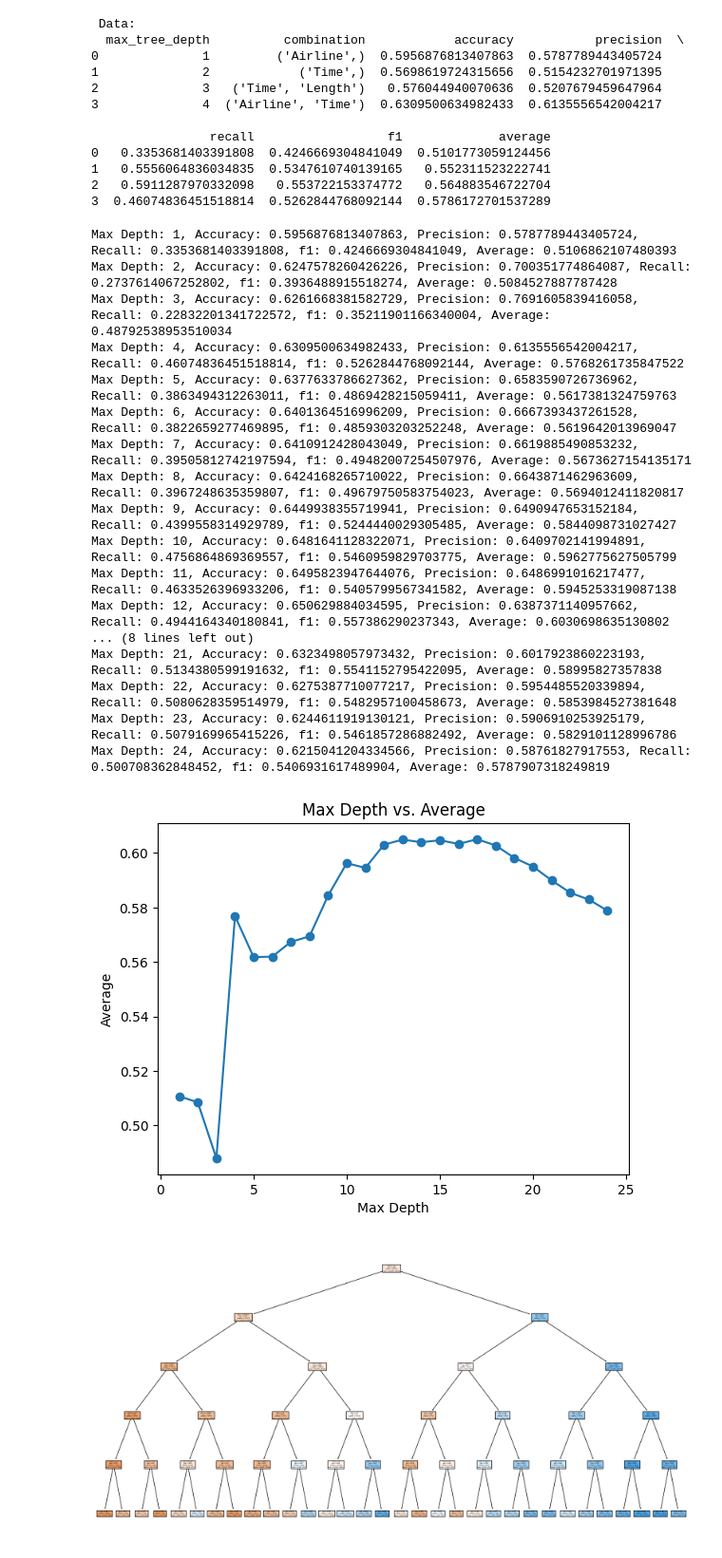
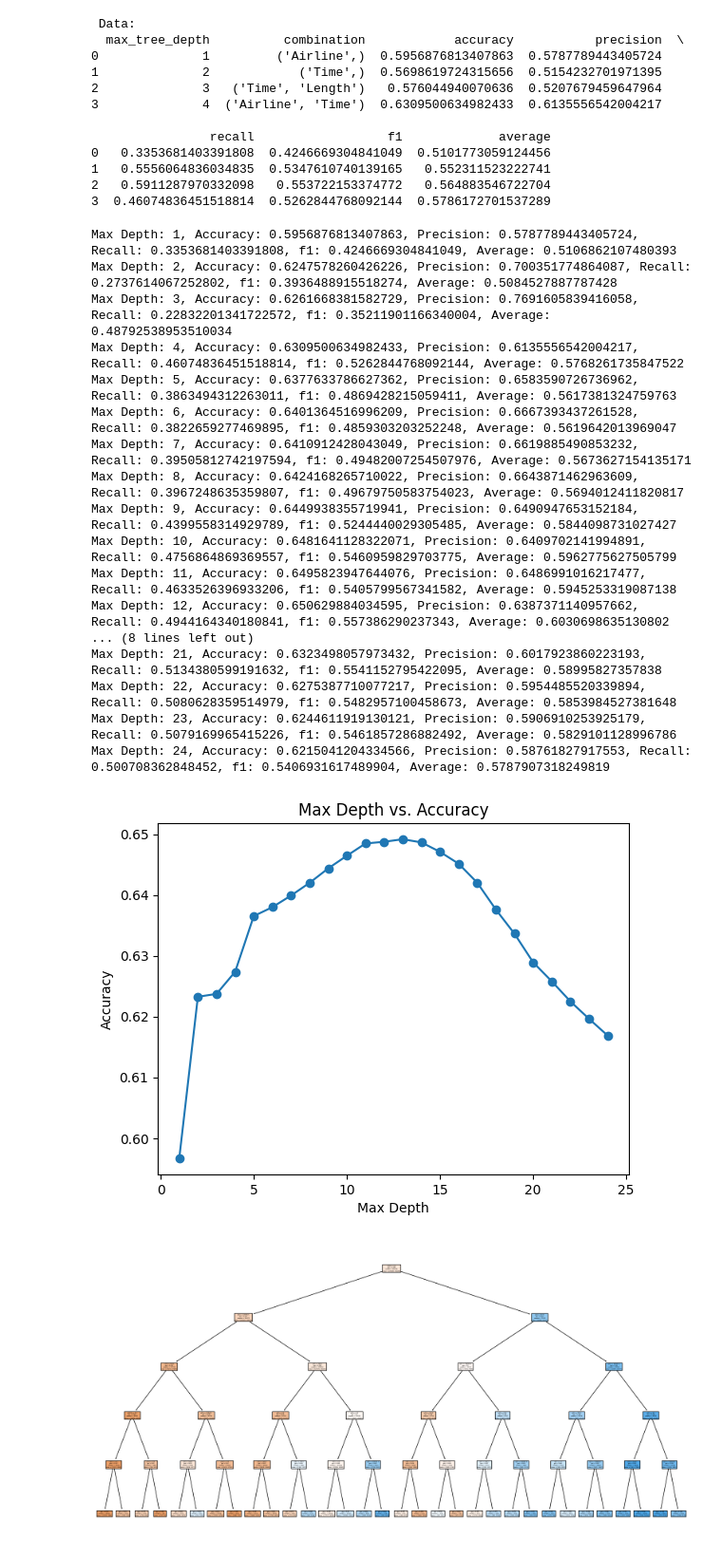
Before and after one commit to Timbo003/AT_IT, a Jupyter notebook: FinalCode.ipynb, the cells around one changed output. Shown at 95% size. Drawn from its saved outputs; the diff is of its cells as text; code cells hidden in the pictures.

Commit message:
changed plot dt in finalcode

```diff
--- a/FinalCode.ipynb
+++ b/FinalCode.ipynb
@@ -710,7 +712,7 @@ print(datadf)
 # %% [markdown]
 ## Decision Tree
 # %%
-max_tree_depth = 17  # You can adjust this value as needed
+max_tree_depth = 1  # You can adjust this value as needed
 
 # Create a Decision Tree classifier within a pipeline
 clf = Pipeline([
@@ -759,7 +761,7 @@ Average: 0.605064102044604
 # For loop code DT
 # Get all combinations of columns
 data = []
-for max_tree_depth in range(17, 18):
+for max_tree_depth in range(1, 2):
 
     big_data = []
 
@@ -907,6 +912,7 @@ print(datadf)
 # Create arrays to store max_depth and corresponding accuracies
 depths = []
 averages = []
+accuracies = []
 
 # Loop through max depths from 1 to 10
 for max_tree_depth in range(1, 25):
@@ -933,37 +939,38 @@ for max_tree_depth in range(1, 25):
 
     average = (mean_accuracy + f1) / 2
 
     print(f"Max Depth: {max_tree_depth}, Accuracy: {accuracy}, Precision: {precision}, Recall: {recall}, f1: {f1}, Average: {average}")
 
     # Store depth and accuracy in arrays
     depths.append(max_tree_depth)
+    accuracies.append(mean_accuracy)
     averages.append(average)
 
 # Plotting the graph
-plt.plot(depths, averages, marker='o')
-plt.title('Max Depth vs. Average')
+plt.plot(depths, accuracies, marker='o')
+plt.title('Max Depth vs. Accuracy')
 plt.xlabel('Max Depth')
-plt.ylabel('Average')
+plt.ylabel('Accuracy')
 plt.show()
 # %% [output]
 Max Depth: 1, Accuracy: 0.5956876813407863, Precision: 0.5787789443405724, Recall: 0.3353681403391808, f1: 0.4246669304841049, Average: 0.5106862107480393
 Max Depth: 2, Accuracy: 0.6247578260426226, Precision: 0.700351774864087, Recall: 0.2737614067252802, f1: 0.3936488915518274, Average: 0.5084527887787428
 Max Depth: 3, Accuracy: 0.6261668381582729, Precision: 0.7691605839416058, Recall: 0.22832201341722572, f1: 0.35211901166340004, Average: 0.48792538953510034
 Max Depth: 4, Accuracy: 0.6309500634982433, Precision: 0.6135556542004217, Recall: 0.46074836451518814, f1: 0.5262844768092144, Average: 0.5768261735847522
 Max Depth: 5, Accuracy: 0.6377633786627362, Precision: 0.6583590726736962, Recall: 0.3863494312263011, f1: 0.4869428215059411, Average: 0.5617381324759763
 Max Depth: 6, Accuracy: 0.6401364516996209, Precision: 0.6667393437261528, Recall: 0.3822659277469895, f1: 0.4859303203252248, Average: 0.5619642013969047
 Max Depth: 7, Accuracy: 0.6410912428043049, Precision: 0.6619885490853232, Recall: 0.39505812742197594, f1: 0.49482007254507976, Average: 0.5673627154135171
 Max Depth: 8, Accuracy: 0.6424168265710022, Precision: 0.6643871462963609, Recall: 0.3967248635359807, f1: 0.49679750583754023, Average: 0.5694012411820817
 Max Depth: 9, Accuracy: 0.6449938355719941, Precision: 0.6490947653152184, Recall: 0.4399558314929789, f1: 0.5244440029305485, Average: 0.5844098731027427
 Max Depth: 10, Accuracy: 0.6481641128322071, Precision: 0.6409702141994891, Recall: 0.4756864869369557, f1: 0.5460959829703775, Average: 0.5962775627505799
 Max Depth: 11, Accuracy: 0.6495823947644076, Precision: 0.6486991016217477, Recall: 0.4633526396933206, f1: 0.5405799567341582, Average: 0.5945253319087138
 Max Depth: 12, Accuracy: 0.650629884034595, Precision: 0.6387371140957662, Recall: 0.4944164340180841, f1: 0.557386290237343, Average: 0.6030698635130802
 ... (8 lines left out)
 Max Depth: 21, Accuracy: 0.6323498057973432, Precision: 0.6017923860223193, Recall: 0.5134380599191632, f1: 0.5541152795422095, Average: 0.58995827357838
 Max Depth: 22, Accuracy: 0.6275387710077217, Precision: 0.5954485520339894, Recall: 0.5080628359514979, f1: 0.5482957100458673, Average: 0.5853984527381648
 Max Depth: 23, Accuracy: 0.6244611919130121, Precision: 0.5906910253925179, Recall: 0.5079169965415226, f1: 0.5461857286882492, Average: 0.5829101128996786
 Max Depth: 24, Accuracy: 0.6215041204334566, Precision: 0.58761827917553, Recall: 0.500708362848452, f1: 0.5406931617489904, Average: 0.5787907318249819
-[figure, old version]
+[figure, new version]
 # %%
 # Plot the decision tree
 plt.figure(figsize=(20, 10))
```
Also changed, not shown: parts of 5 cells of this notebook.
